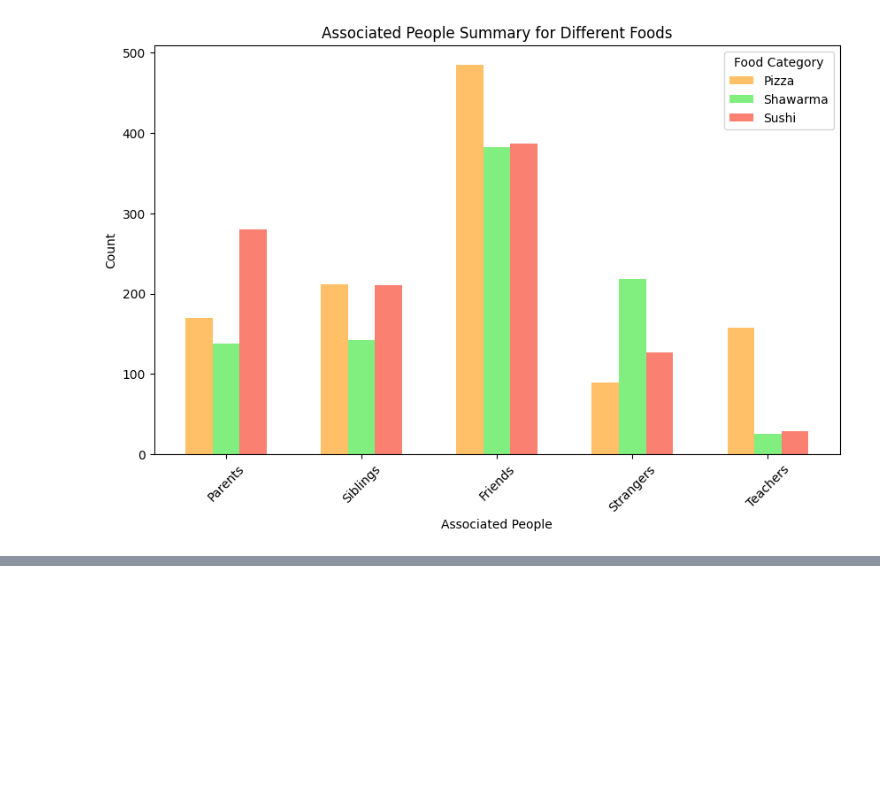
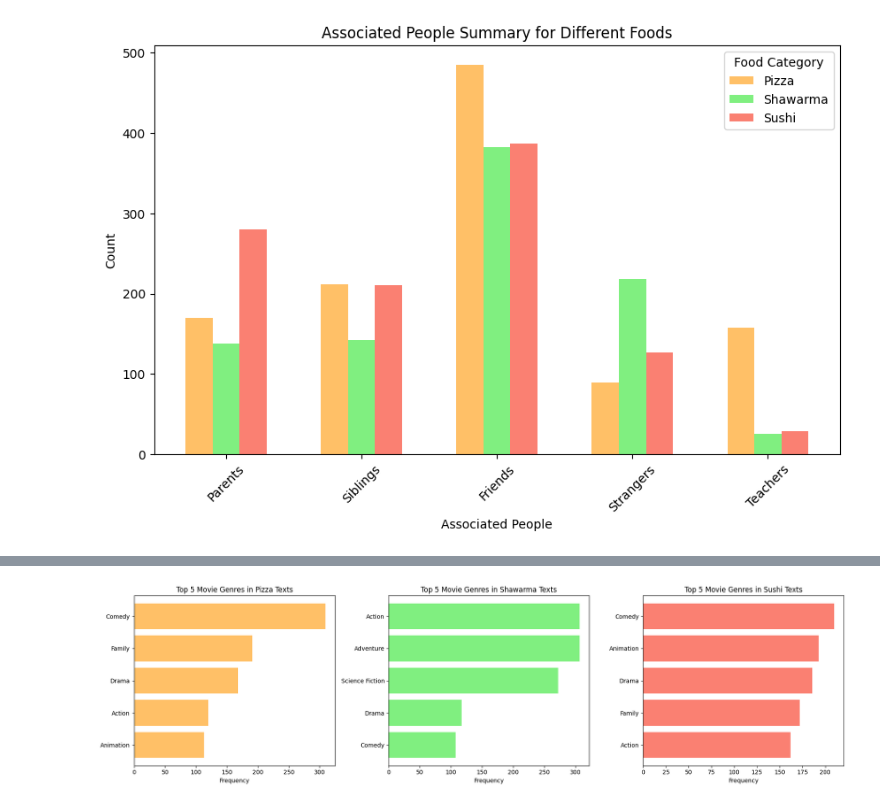
Before and after one commit to mding010705/CSC311-ML-Challenge, a Jupyter notebook: CSC311_EDA.ipynb, the cells around one changed output, grey strips where cells are left out. Cells and saved outputs as stored; diff of their text form; code cells hidden in the pictures; blank space fills up the shorter version.

```diff
--- a/CSC311_EDA.ipynb
+++ b/CSC311_EDA.ipynb
@@ -503,0 +432,31 @@ dtype: int64
+# %%
+# Show top 5 most common genres for each food category
+
+# Get top 5 most frequent genres for each category
+pizza_genres = df_pizza['movie_genres'].explode().value_counts().head(5)
+shawarma_genres = df_shawarma['movie_genres'].explode().value_counts().head(5)
+sushi_genres = df_sushi['movie_genres'].explode().value_counts().head(5)
+
+# Initialize figure
+fig, axes = plt.subplots(1, 3, figsize=(18, 5))
+colors = ['#FFC067', '#80EF80', '#FA8072'] # Colors for each category
+
+# Plot for Pizza
+axes[0].barh(pizza_genres.index[::-1], pizza_genres.values[::-1], color=colors[0])
+axes[0].set_title("Top 5 Movie Genres in Pizza Texts")
+axes[0].set_xlabel("Frequency")
+
+# Plot for Shawarma
+axes[1].barh(shawarma_genres.index[::-1], shawarma_genres.values[::-1], color=colors[1])
+axes[1].set_title("Top 5 Movie Genres in Shawarma Texts")
+axes[1].set_xlabel("Frequency")
+
+# Plot for Sushi
+axes[2].barh(sushi_genres.index[::-1], sushi_genres.values[::-1], color=colors[2])
+axes[2].set_title("Top 5 Movie Genres in Sushi Texts")
+axes[2].set_xlabel("Frequency")
+
+plt.tight_layout()
+plt.show()
+# %% [output]
+[figure, added]
```
Also changed, not shown: parts of 7 cells of this notebook.
